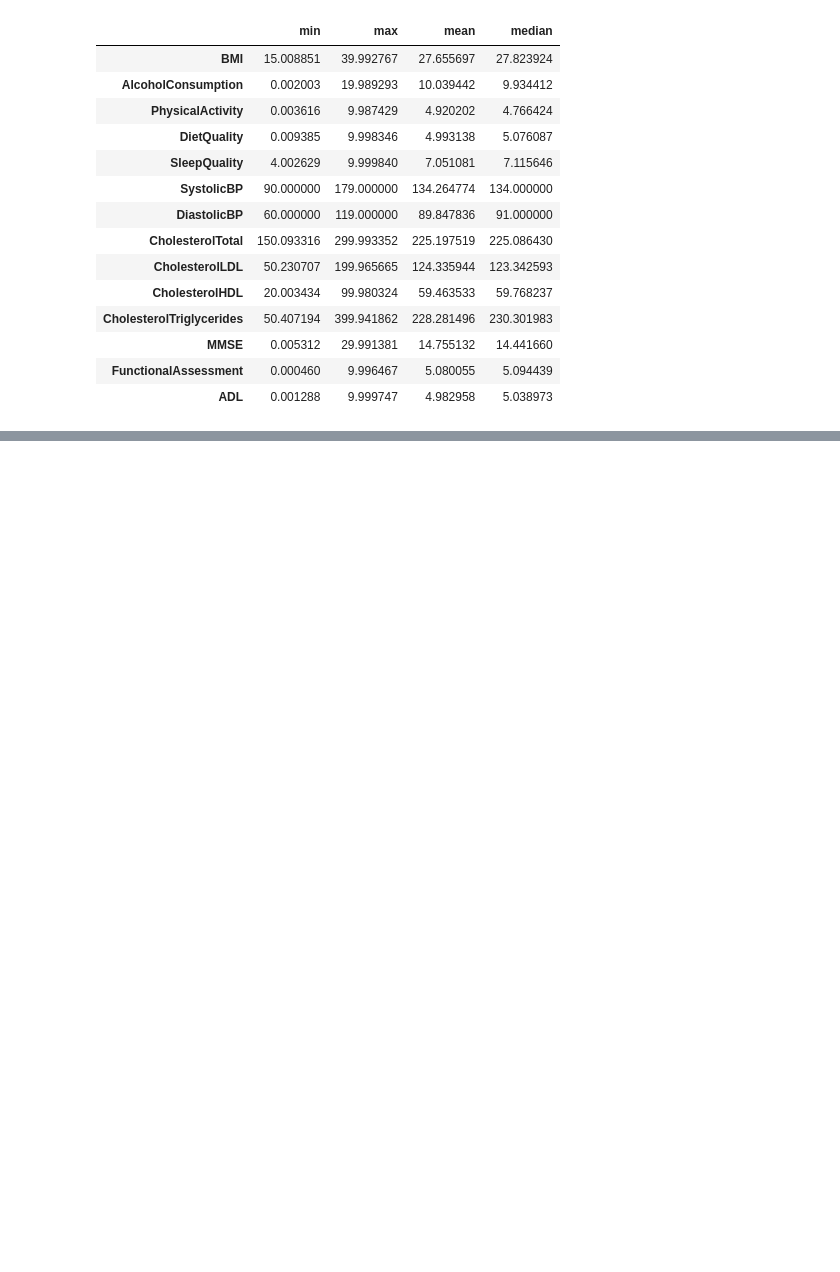
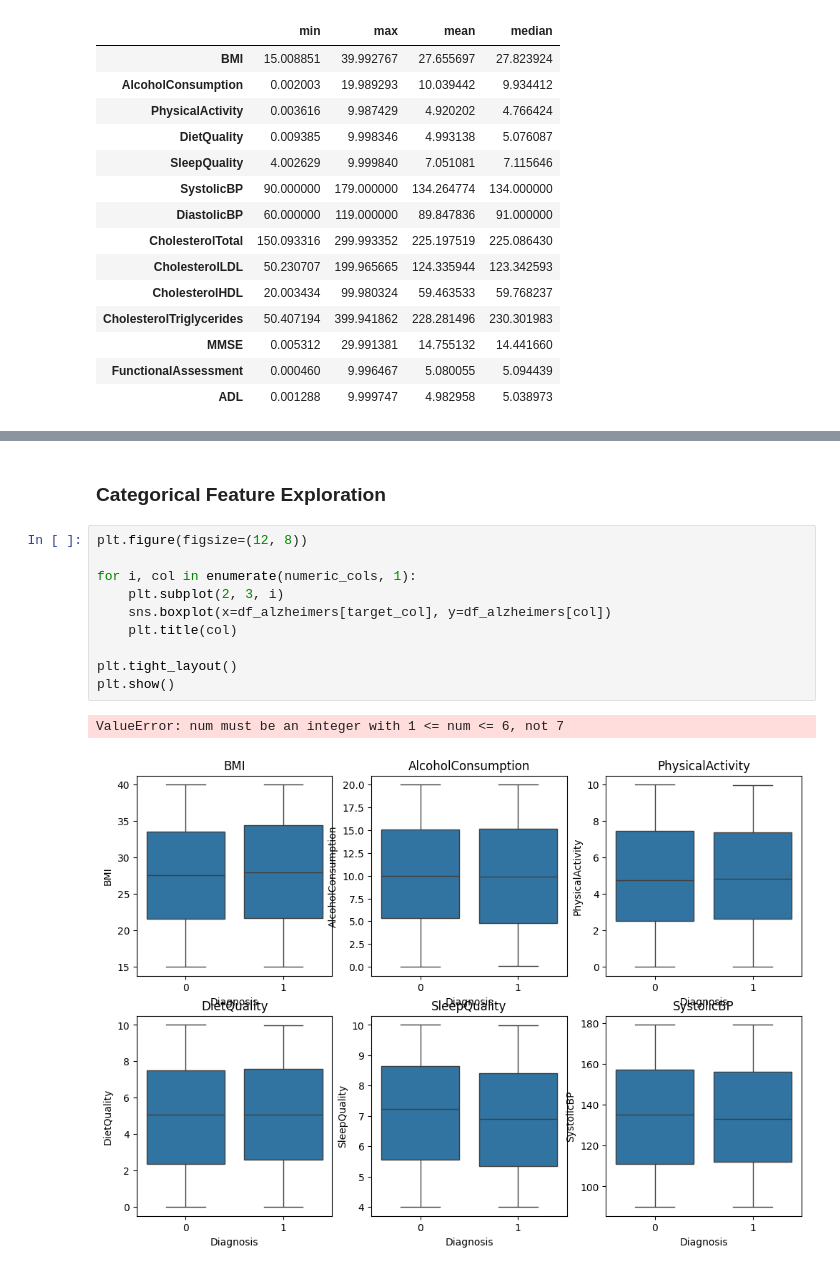
Before and after one commit to asaduzzaman-sohun/Alzheimer-s-disease-detection, a Jupyter notebook: code.ipynb, the cells around one changed output, grey strips where cells are left out. Drawn from its saved outputs; the diff is of its cells as text; blank space fills up the shorter version.

```diff
--- a/code.ipynb
+++ b/code.ipynb
@@ -187,0 +226,15 @@ df_alzheimers[numeric_cols].agg(["min", "max", "mean", "median"]).T
+# %% [markdown]
+### Categorical Feature Exploration
+# %%
+plt.figure(figsize=(12, 8))
+
+for i, col in enumerate(numeric_cols, 1):
+    plt.subplot(2, 3, i)
+    sns.boxplot(x=df_alzheimers[target_col], y=df_alzheimers[col])
+    plt.title(col)
+
+plt.tight_layout()
+plt.show()
+# %% [output]
+ValueError: num must be an integer with 1 <= num <= 6, not 7
+[figure, added]
```
Also changed, not shown: parts of 9 cells of this notebook, 1 other file.
